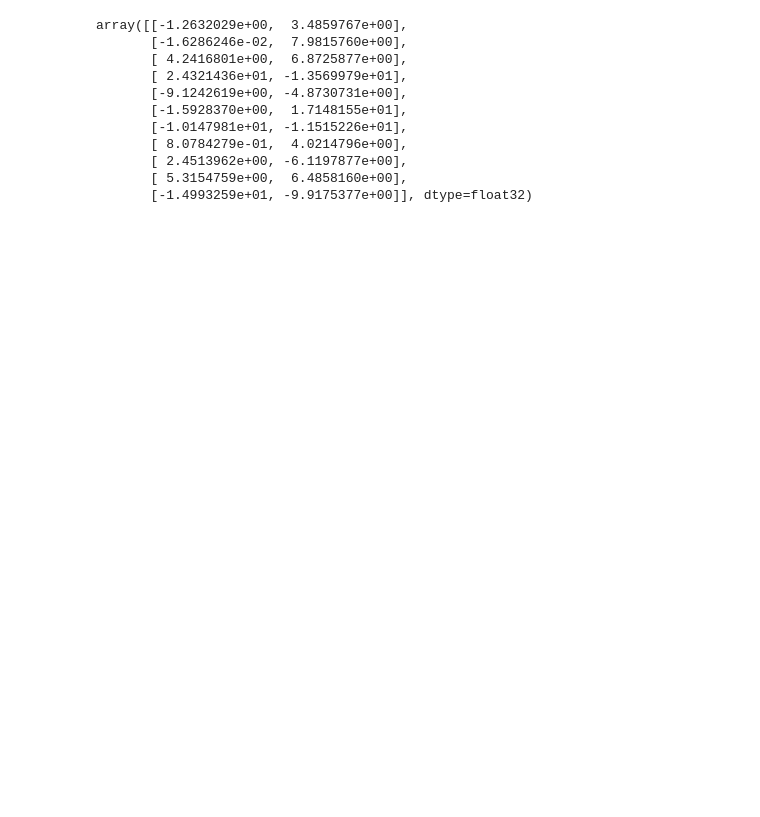
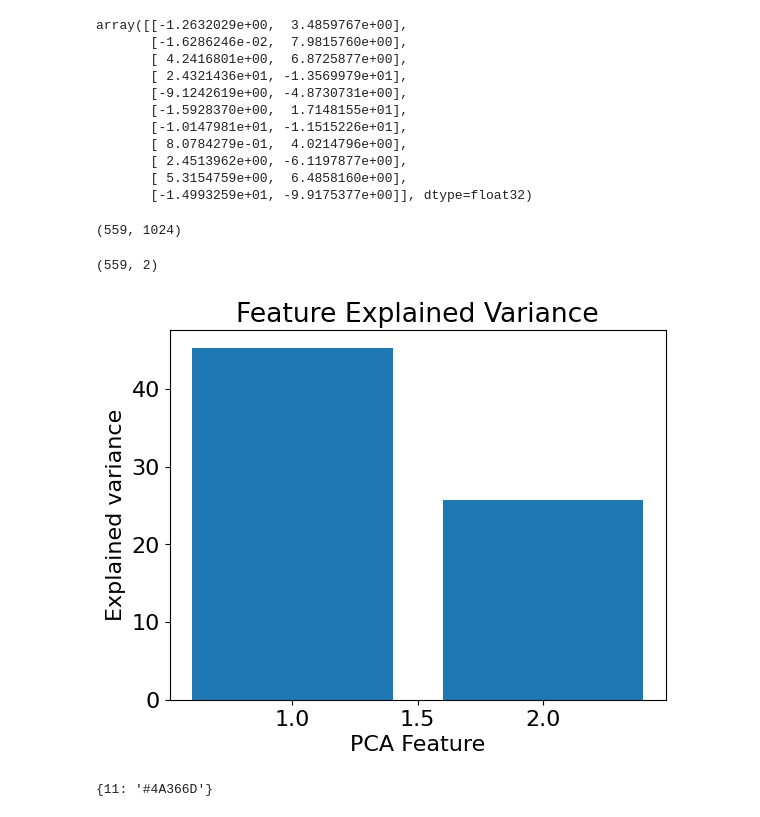
Before and after one commit to HichTala/COCO_dataset_transformations, a Jupyter notebook: notebooks/distances.ipynb, the cells around one changed output. Cells and saved outputs as stored; diff of their text form; code cells hidden in the pictures; blank space fills up the shorter version.

```diff
--- a/notebooks/distances.ipynb
+++ b/notebooks/distances.ipynb
@@ -696,3 +697,52 @@ array([[-1.2632029e+00,  3.4859767e+00],
        [ 2.4513962e+00, -6.1197877e+00],
        [ 5.3154759e+00,  6.4858160e+00],
        [-1.4993259e+01, -9.9175377e+00]], dtype=float32)
+# %%
+dataset = 'DOTA_train'
+
+class_features = []
+class_number = []
+
+classes = os.listdir(os.path.join('../class_features', dataset))
+
+c = '15'
+with open(os.path.join('../DOTA_train', c, 'mean.pkl'), 'rb') as f:
+    mean = pickle.load(f)
+class_features.append(mean.cpu().numpy())
+class_number.append(-1)
+
+load_path = os.path.join('../DOTA_train', c, c + '.pth')
+image_features = torch.load(load_path)
+
+for i, img_f in enumerate(image_features):
+    class_features.append(img_f.squeeze().cpu().numpy())
+    if i in range(10):
+        class_number.append(0)
+    else:
+        class_number.append(c)
+# %%
+class_features = np.array(class_features)
+class_features.shape
+# %% [output]
+(559, 1024)
+# %%
+pca = PCA(n_components=2)
+pca_features = pca.fit_transform(class_features)
+pca_features.shape
+# %% [output]
+(559, 2)
+# %%
+plt.bar(
+    range(1, len(pca.explained_variance_) + 1),
+    pca.explained_variance_
+)
+plt.xlabel('PCA Feature')
+plt.ylabel('Explained variance')
+plt.title('Feature Explained Variance')
+plt.show()
+# %% [output]
+[figure, added]
+# %%
+colors_dict
+# %% [output]
+{11: '#4A366D'}
```
Also changed, not shown: parts of 9 cells of this notebook, 2 other files.
